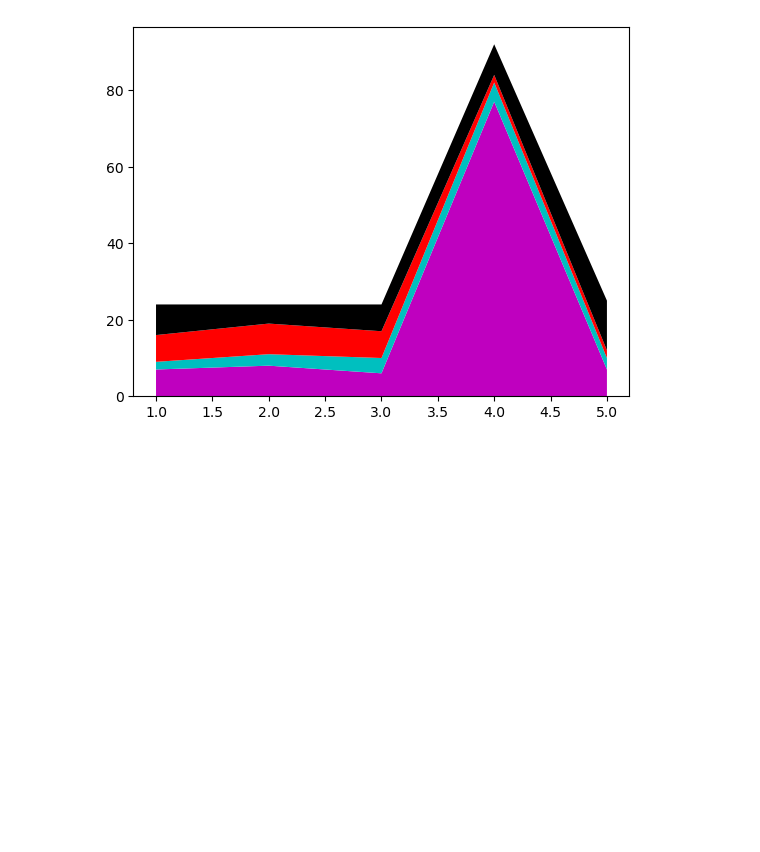
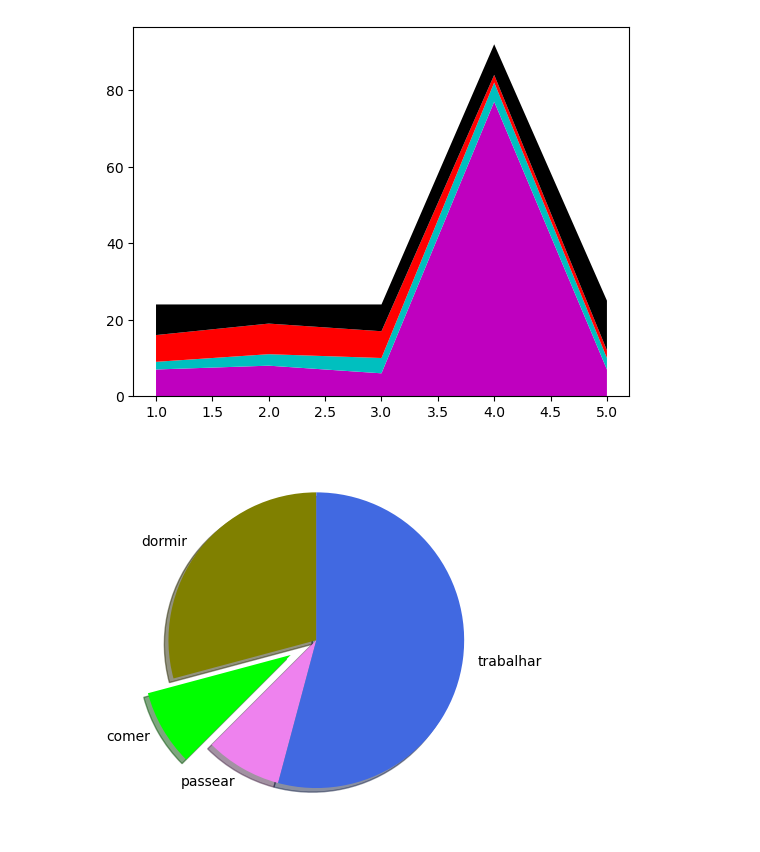
Before and after one commit to leandroclv/DSA_Python, a Jupyter notebook: POO/Matplot.ipynb, the cells around one changed output. Drawn from its saved outputs; the diff is of its cells as text; code cells hidden in the pictures; blank space fills up the shorter version.

```diff
--- a/POO/Matplot.ipynb
+++ b/POO/Matplot.ipynb
@@ -98,3 +98,12 @@ plt.stackplot(dias, dormir, comer, trabalhar, passear, colors= ['m', 'c', 'r', '
 plt.show()
 # %% [output]
 [figure]
+# %%
+fatias = [7,2,2,13]
+atividades = ['dormir', 'comer', 'passear', 'trabalhar']
+cores = ['olive', 'lime', 'violet', 'royalblue']
+# %%
+plt.pie(fatias, labels = atividades, colors = cores, startangle=90, shadow = True, explode = (0,0.2,0,0)) #Explode destacada a fatia que você quer
+plt.show()
+# %% [output]
+[figure, added]
```
Also changed, not shown: parts of 5 cells of this notebook.
